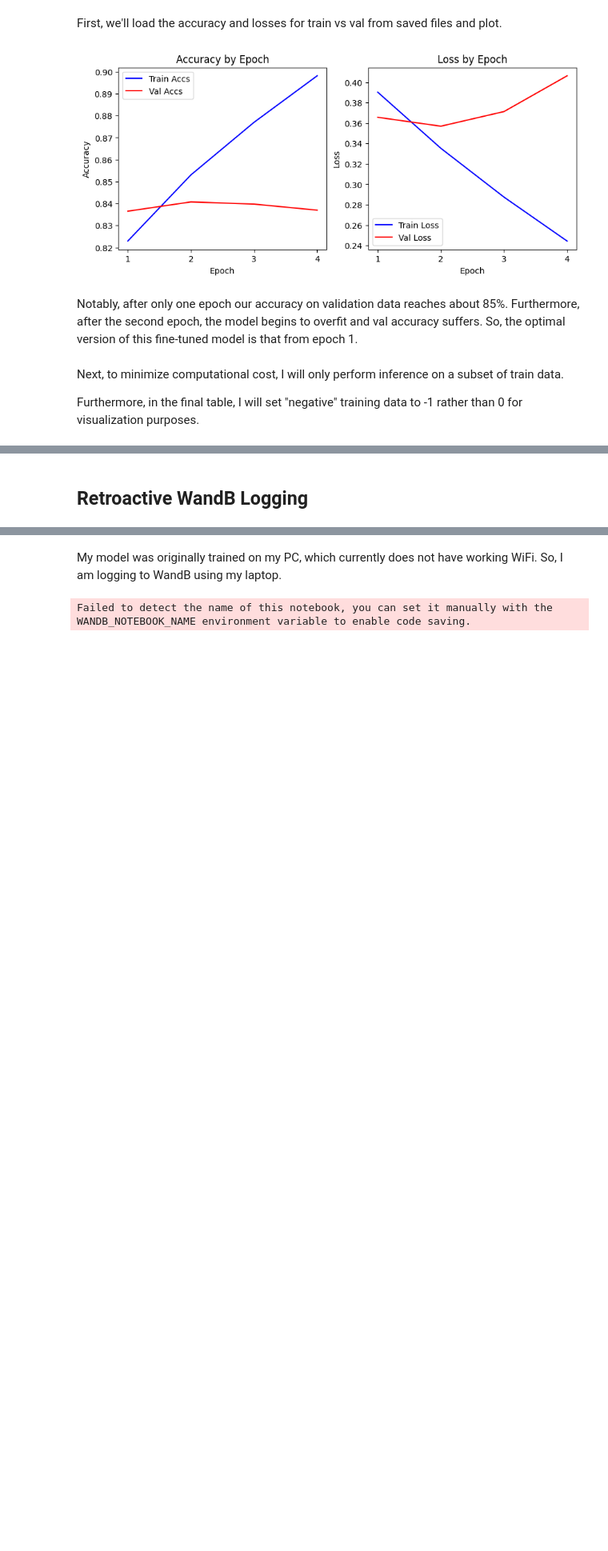
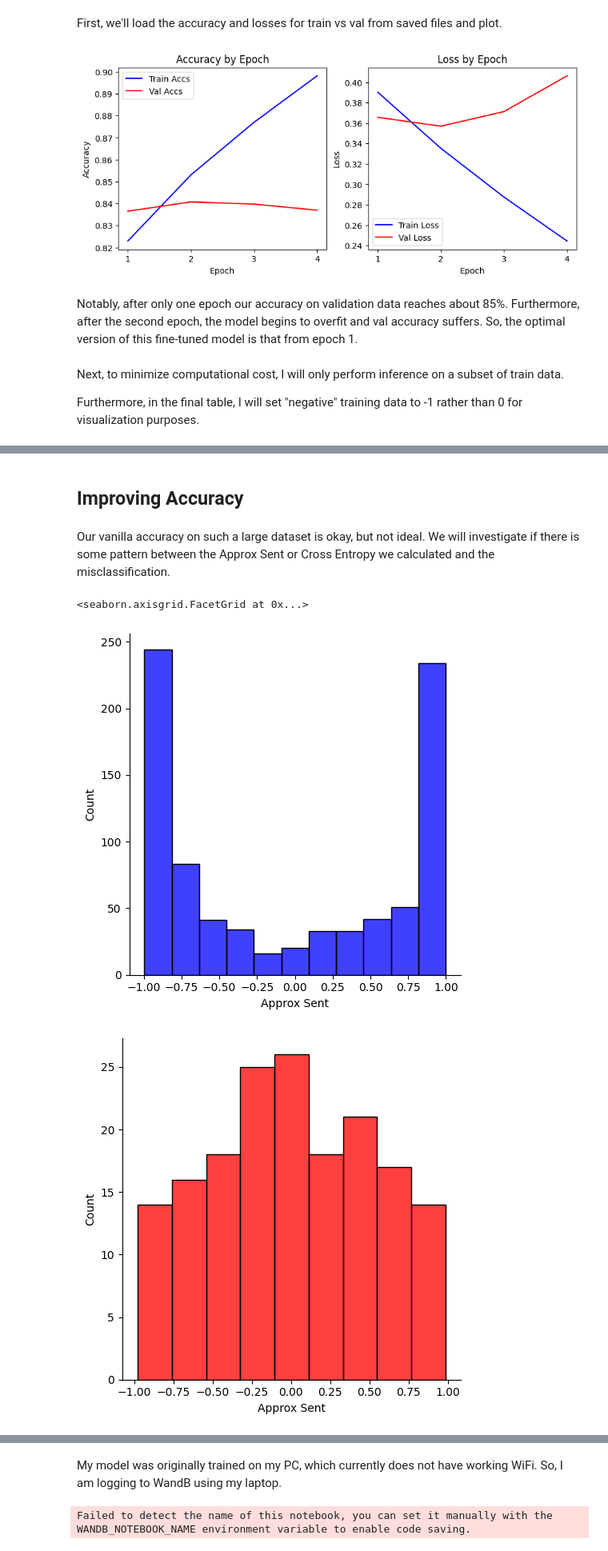
Before and after one commit to arth-shukla/sentiment140-bert-transfer-learning, a Jupyter notebook: sentiment.ipynb, the cells around one changed output, grey strips where cells are left out. Shown at 80% size. Saved outputs shown, nothing was run; the diff lists cells and outputs as text; code cells hidden in the pictures; blank space fills up the shorter version.

```diff
--- a/sentiment.ipynb
+++ b/sentiment.ipynb
@@ -514,7 +514,7 @@ You should probably TRAIN this model on a down-stream task to be able to use it
 # %%
 import random
 
-NUM_INFERENCE_SAMPLES = 100
+NUM_INFERENCE_SAMPLES = 1000
 
 indices = random.sample(range(len(X_test)), NUM_INFERENCE_SAMPLES)
 
@@ -525,11 +525,15 @@ inf_data = BertTokenizedTweetsDataset(X_test=X_inf, y_test=y_inf, train=False)
 inf_dl = DataLoader(inf_data, batch_size=10, shuffle=False)
 # %%
 def inference(bert, dataloader, sent_data):
+
+    NEG_ONE_HOT = torch.tensor([1, 0]).to(torch.float32)
+    POS_ONE_HOT = torch.tensor([0, 1]).to(torch.float32)
+
     import warnings
     warnings.filterwarnings('ignore')
     with torch.no_grad():
 
-        res_df = pd.DataFrame(columns=['Tweet', 'Label', 'Prediction', 'Approx Sent'])
+        res_df = pd.DataFrame(columns=['Tweet', 'Label', 'Prediction', 'Approx Sent', 'Cross Entropy'])
 
         data_index = 0
 
@@ -572,17 +576,21 @@ def inference(bert, dataloader, sent_data):
                 real_label = 1 if labels[i] > 0 else -1
                 pred = 1 if pred_sentiment[i].item() > 0 else -1
 
-
                 # softmax to get approx probability for each label
                 # then calc approx sentiment using expected value
-                neg_prob, pos_prob = torch.nn.functional.softmax(preds[i], dim=0)
+                softmaxed_pred = torch.nn.functional.softmax(preds[i], dim=0)
+                neg_prob, pos_prob = softmaxed_pred
                 approx_pred = (-1*neg_prob + 1*pos_prob).item()
+
+                # get cross entropy loss
+                ce = torch.nn.functional.cross_entropy(softmaxed_pred, POS_ONE_HOT if real_label > 0 else NEG_ONE_HOT)
 
                 res_df_row = {
                     'Tweet': sentence,
                     'Label': real_label,
                     'Prediction': pred,
                     'Approx Sent': approx_pred,
+                    'Cross Entropy': ce.item(),
                 }
                 res_df.loc[len(res_df)] = res_df_row
 
@@ -616,2 +624,16 @@ Inference:      Accuracy: 0.85  Loss: 0.32
-# %% [markdown]
-## Retroactive WandB Logging
+# %% [markdown]
+## Improving Accuracy
+# %% [markdown]
+Our vanilla accuracy on such a large dataset is okay, but not ideal. We will investigate if there is some pattern between the Approx Sent or Cross Entropy we calculated and the misclassification.
+# %%
+import seaborn as sns
+
+match_df = res_df.loc[(res_df['Label'] == res_df['Prediction'])]
+mismatch_df = res_df.loc[(res_df['Label'] != res_df['Prediction'])]
+# %%
+sns.displot(match_df, x='Approx Sent', color='blue')
+sns.displot(mismatch_df, x='Approx Sent', color='red')
+# %% [output]
+<seaborn.axisgrid.FacetGrid at 0x...>
+[figure, added]
+[figure, added]
```
Also changed, not shown: parts of 12 cells of this notebook.
